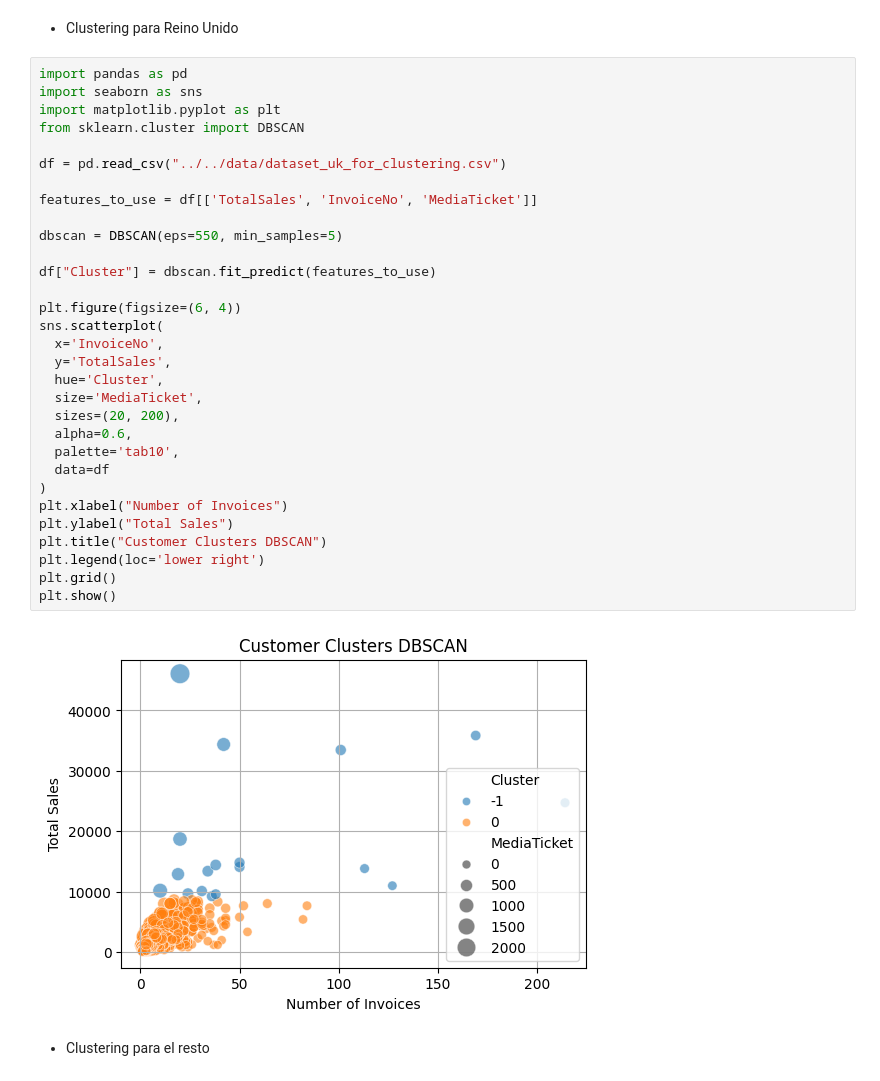
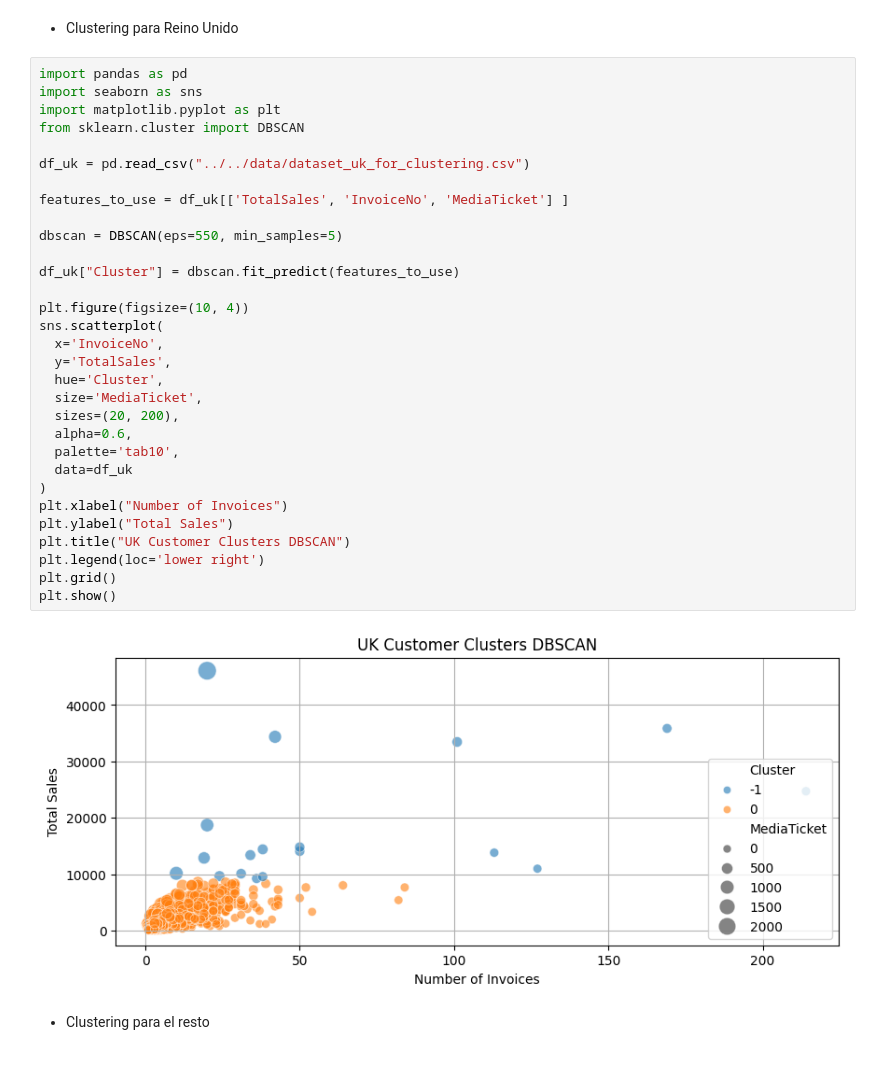
Before and after one commit to Proyecto-IA-y-BD/Proyecto-IA-BD, a Jupyter notebook: clustering/src/models/dbscan.ipynb, the cells around one changed output. Saved outputs shown, nothing was run; the diff lists cells and outputs as text.

Commit message:
refactor dbscan

```diff
--- a/clustering/src/models/dbscan.ipynb
+++ b/clustering/src/models/dbscan.ipynb
@@ -3,36 +3,36 @@
 # %%
 import pandas as pd
 import seaborn as sns
 import matplotlib.pyplot as plt
 from sklearn.cluster import DBSCAN
 
-df = pd.read_csv("../../data/dataset_uk_for_clustering.csv")
+df_uk = pd.read_csv("../../data/dataset_uk_for_clustering.csv")
 
-features_to_use = df[['TotalSales', 'InvoiceNo', 'MediaTicket']]
+features_to_use = df_uk[['TotalSales', 'InvoiceNo', 'MediaTicket'] ]
 
 dbscan = DBSCAN(eps=550, min_samples=5)
 
-df["Cluster"] = dbscan.fit_predict(features_to_use)
+df_uk["Cluster"] = dbscan.fit_predict(features_to_use)
 
-plt.figure(figsize=(6, 4))
+plt.figure(figsize=(10, 4))
 sns.scatterplot(
   x='InvoiceNo',
   y='TotalSales',
   hue='Cluster',
   size='MediaTicket',
   sizes=(20, 200),
   alpha=0.6,
   palette='tab10',
-  data=df
+  data=df_uk
 )
 plt.xlabel("Number of Invoices")
 plt.ylabel("Total Sales")
-plt.title("Customer Clusters DBSCAN")
+plt.title("UK Customer Clusters DBSCAN")
 plt.legend(loc='lower right')
 plt.grid()
 plt.show()
 # %% [output]
-[figure, old version]
+[figure, new version]
 # %% [markdown]
 - Clustering para el resto
 # %%
```
Also changed, not shown: parts of 1 cell of this notebook.
